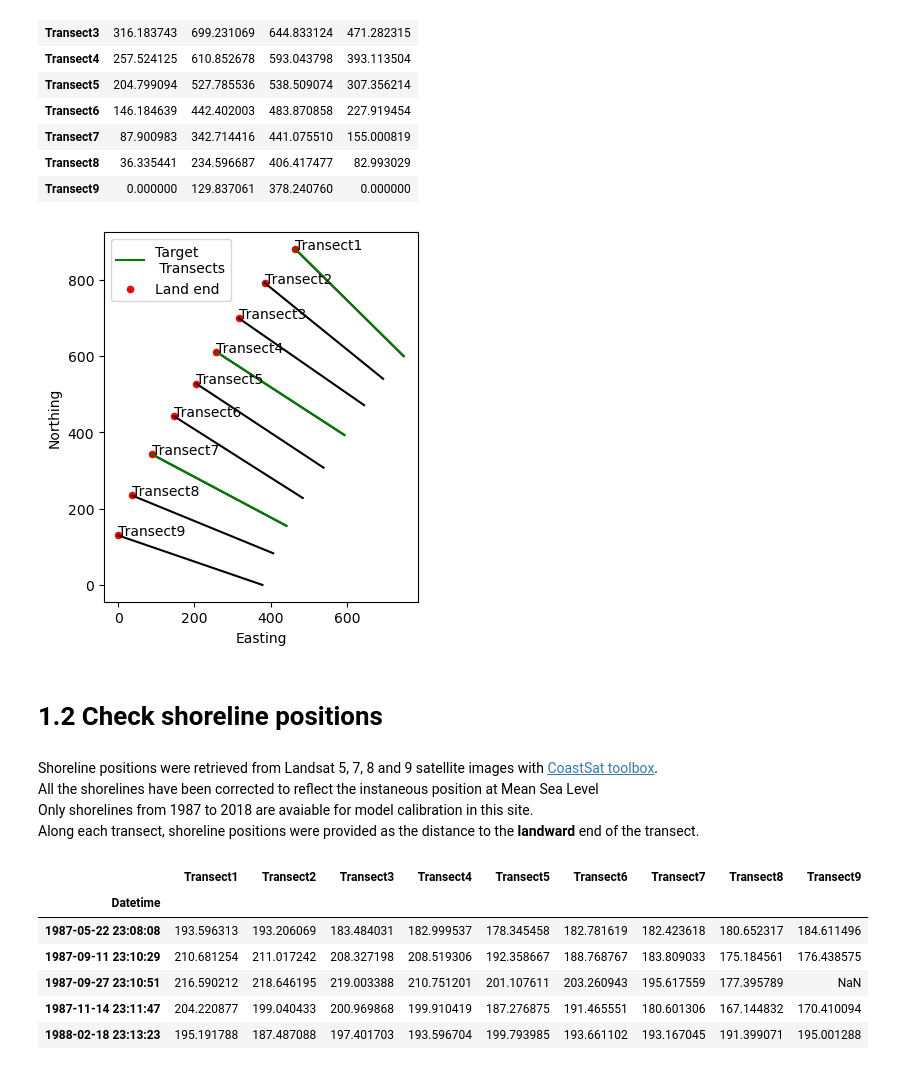
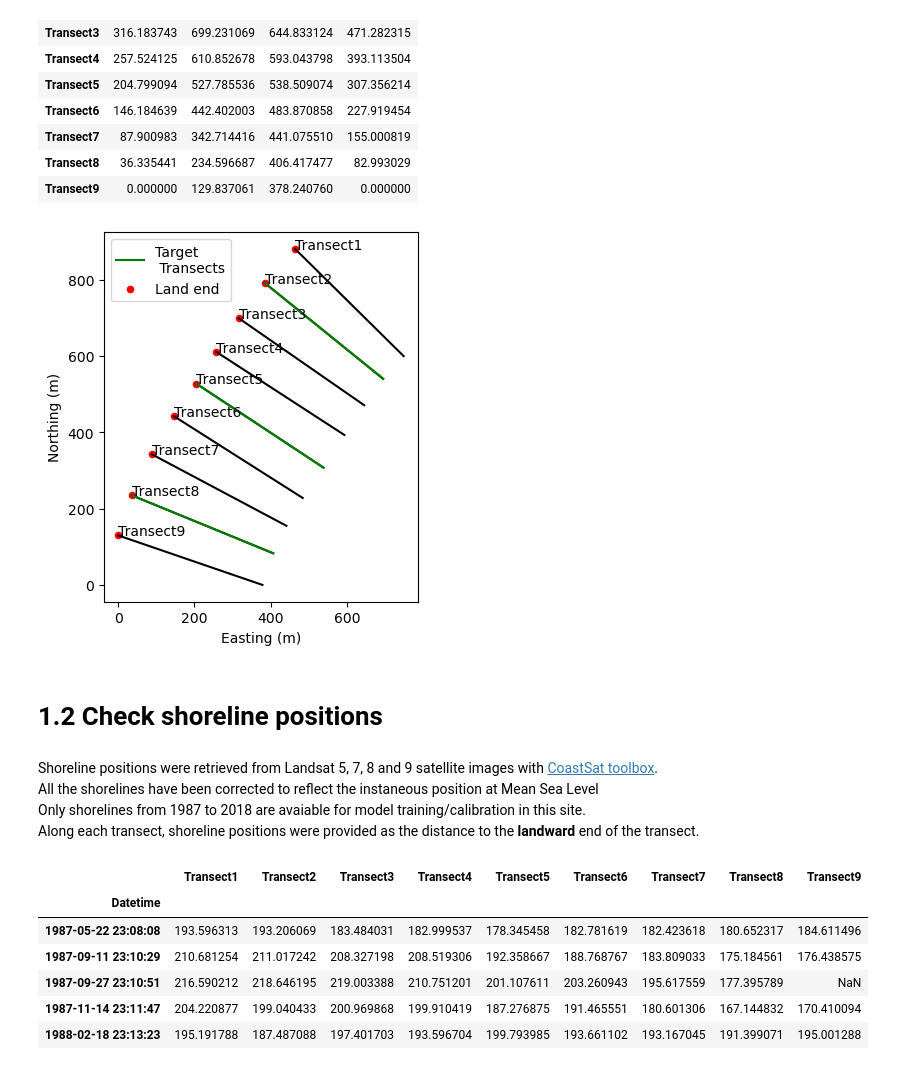
Before and after one commit to ShoreShop/ShoreModel_Benchmark, a Jupyter notebook: 1.data_explore.ipynb, the cells around one changed output. Cells and saved outputs as stored; diff of their text form; code cells hidden in the pictures.

Commit message:
Update figures

```diff
--- a/1.data_explore.ipynb
+++ b/1.data_explore.ipynb
@@ -16,7 +16,7 @@ The coordinates of transects were intentionally shifted.\
 # Set inputs
 fp = 'datasets' #File path
 fn_tran =  'transects_coords.csv' #File name for transects
-target_trans = ['Transect1', 'Transect4', 'Transect7'] # Target transects for evaluation
+target_trans = ['Transect2', 'Transect5', 'Transect8'] # Target transects for evaluation
 
 
 # Read data
@@ -37,42 +37,42 @@ df_tran
 # %%
 # Visualize transects
 fig, ax = plt.subplots(1,1)
 
 # Plot transects
 ax.plot(df_tran[['Land_x', 'Sea_x']].transpose(),
         df_tran[['Land_y', 'Sea_y']].transpose(),
         color='k')
 
 # Plot target transects
 ax.plot(df_tran.loc[target_trans, ['Land_x', 'Sea_x']].transpose(),
         df_tran.loc[target_trans, ['Land_y', 'Sea_y']].transpose(),
         color='g')
 ax.plot([], [], color='g', label='Target\n Transects')
 
 # Highlight landward ends
 df_tran.plot.scatter('Land_x', 'Land_y', c='r',
                      label='Land end', ax=ax)
 
 
 # Add transect labels
 for i, row in df_tran.iterrows():
     ax.text(row['Land_x'], row['Land_y'], i)
 
 # Set ax labels
 ax.set_aspect('equal')
-ax.set_xlabel('Easting')
-ax.set_ylabel('Northing')
+ax.set_xlabel('Easting (m)')
+ax.set_ylabel('Northing (m)')
 
 ax.legend()
 plt.savefig('figures/transects.jpg', dpi=300, bbox_inches='tight')
 # %% [output]
-[figure, old version]
+[figure, new version]
 # %% [markdown]
 # 1.2 Check shoreline positions
 # %% [markdown]
 Shoreline positions were retrieved from Landsat 5, 7, 8 and 9 satellite images with [CoastSat toolbox](https://github.com/kvos/CoastSat/tree/master).\
 All the shorelines have been corrected to reflect the instaneous position at Mean Sea Level\
-Only shorelines from 1987 to 2018 are avaiable for model calibration in this site.\
+Only shorelines from 1987 to 2018 are avaiable for model training/calibration in this site.\
 Along each transect, shoreline positions were provided as the distance to the **landward** end of the transect.
 # %%
 fn_obs =  'shorelines_obs.csv' # File name for shoreline observation
```
Also changed, not shown: parts of 2 cells of this notebook, 5 other files.
